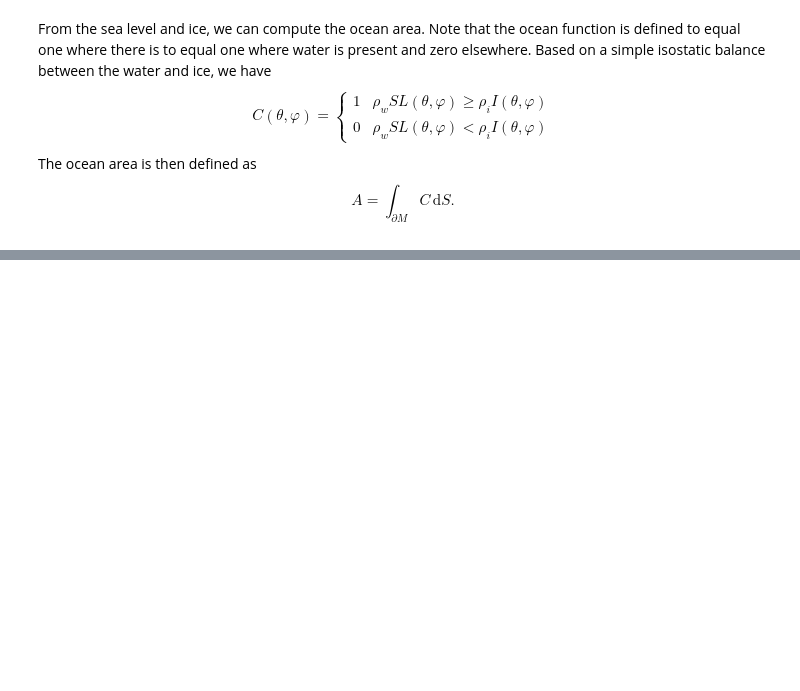
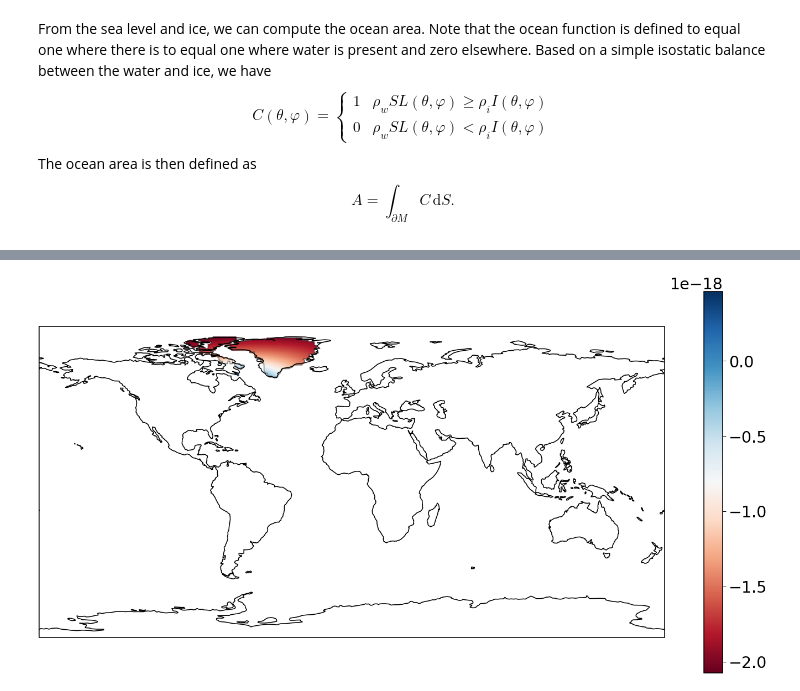
Before and after one commit to da380/SLReciprocityGJI, a Jupyter notebook: SL_forward.ipynb, the cells around one changed output, grey strips where cells are left out. Cells and saved outputs as stored; diff of their text form; code cells hidden in the pictures; blank space fills up the shorter version.

```diff
--- a/SL_forward.ipynb
+++ b/SL_forward.ipynb
@@ -127,0 +107,5 @@ NameError: name 'print_values' is not defined
+# %%
+mask = SL.greenland_mask(C,ice0)
+SL.geo_plot(sl_d*mask)
+# %% [output]
+[figure, added]
```
Also changed, not shown: parts of 15 cells of this notebook, 1 other file.
